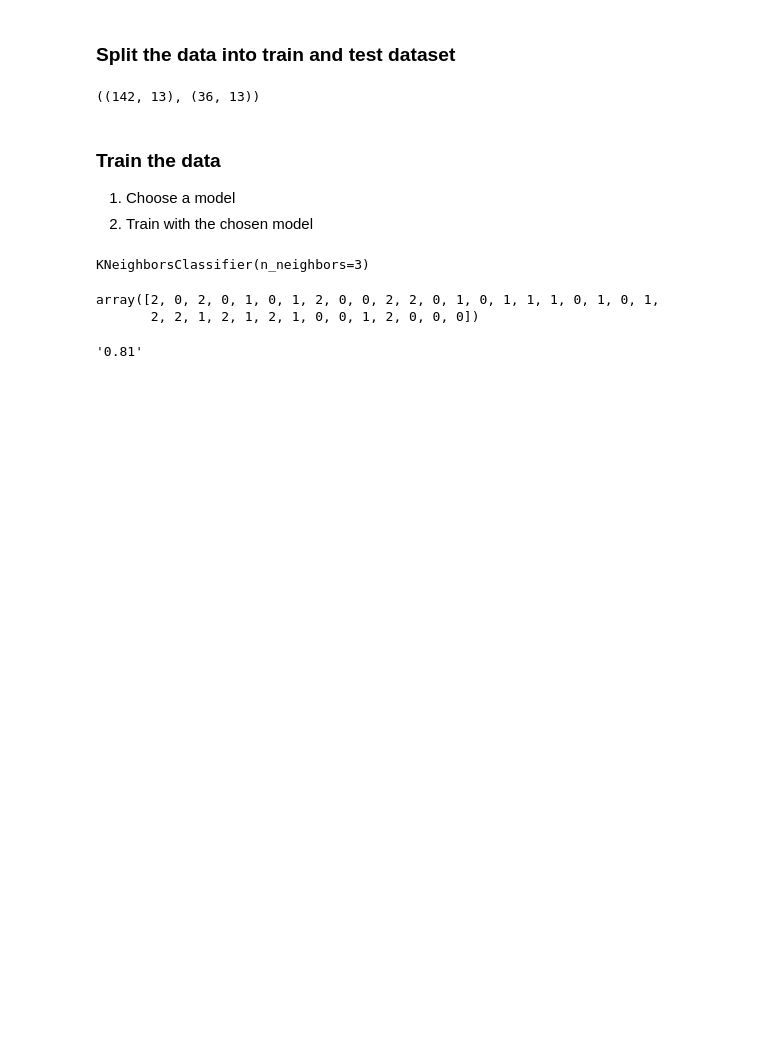
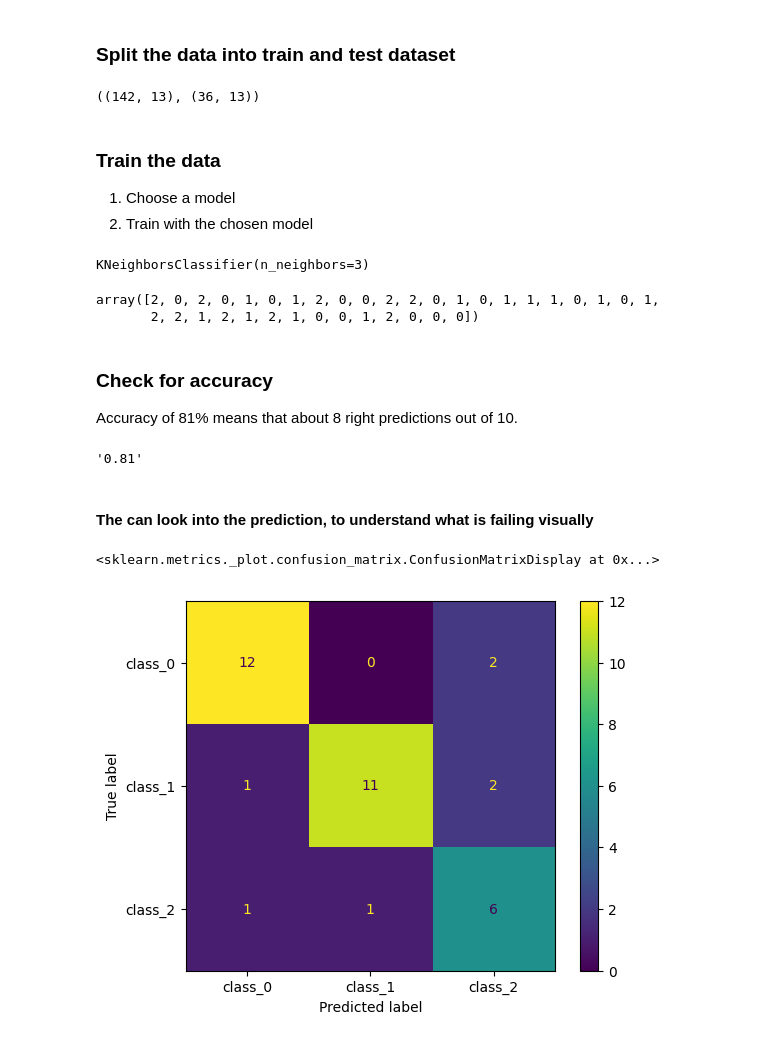
Before and after one commit to uzofornscc/jupinote, a Jupyter notebook: scikit_wine.ipynb, the cells around one changed output. Cells and saved outputs as stored; diff of their text form; code cells hidden in the pictures; blank space fills up the shorter version.

Commit message:
Displaying the confusion matrix

```diff
--- a/scikit_wine.ipynb
+++ b/scikit_wine.ipynb
@@ -105,5 +105,19 @@ array([2, 0, 2, 0, 1, 0, 1, 2, 0, 0, 2, 2, 0, 1, 0, 1, 1, 1, 0, 1, 0, 1,
+# %% [markdown]
+### Check for accuracy
+Accuracy of 81% means that about 8 right predictions out of 10.
 # %%
 accuracy = accuracy_score(y_test, y_pred)
 f'{accuracy:.2f}'
 # %% [output]
 '0.81'
+# %% [markdown]
+#### The can look into the prediction, to understand what is failing visually
+# %%
+# Create the confusion matrix data
+cm = confusion_matrix(y_test, y_pred)
+# %%
+disp = ConfusionMatrixDisplay(confusion_matrix=cm, display_labels=wine_dataset.target_names)
+disp.plot()
+# %% [output]
+<sklearn.metrics._plot.confusion_matrix.ConfusionMatrixDisplay at 0x...>
+[figure, added]
```
Also changed, not shown: parts of 2 cells of this notebook.
